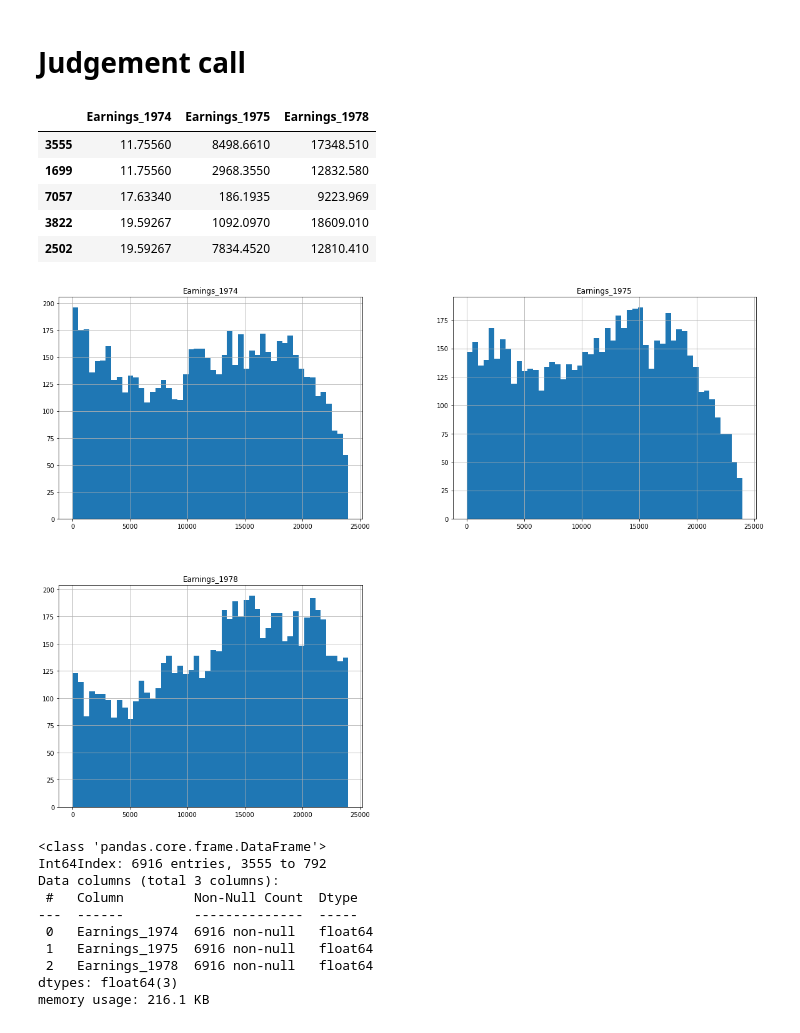
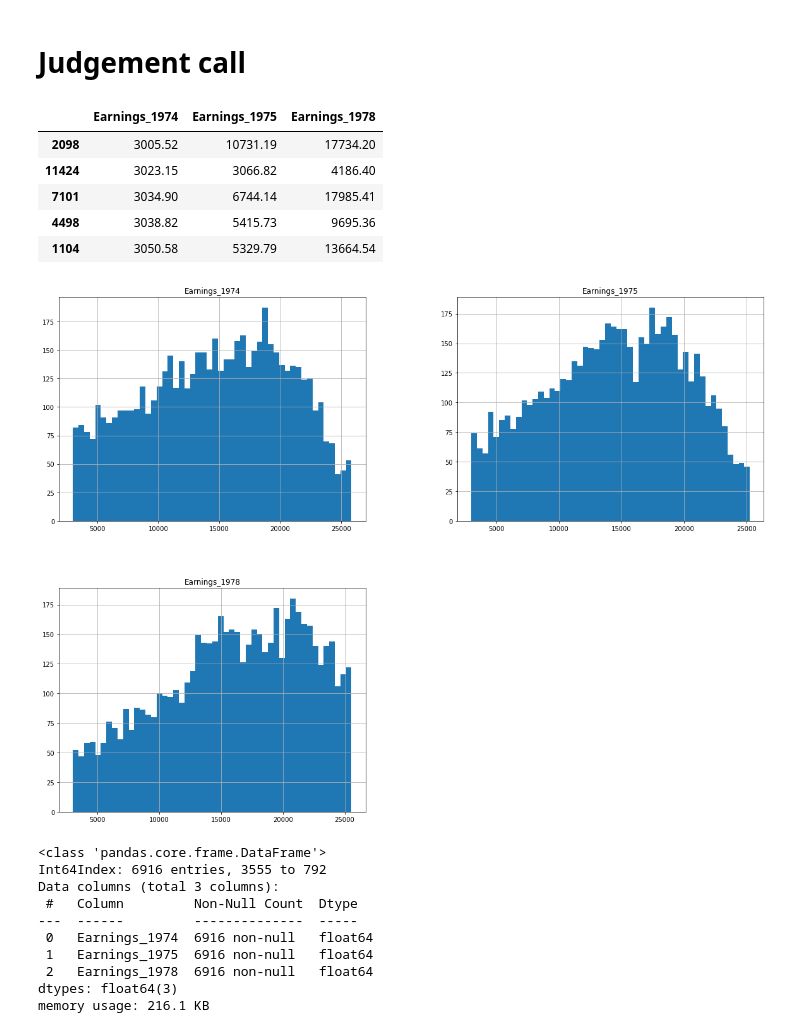
Before and after one commit to fadesere/BSIP_Assignment_1_Students, a Jupyter notebook: stats_asn_1_stud_temp.ipynb, the cells around one changed output. Saved outputs shown, nothing was run; the diff lists cells and outputs as text; code cells hidden in the pictures.

```diff
--- a/stats_asn_1_stud_temp.ipynb
+++ b/stats_asn_1_stud_temp.ipynb
@@ -67,0 +87,2 @@ display(pd.concat([df.head(20),
+# %%
+df = df.round(2)
@@ -67,0 +115,2 @@ display(pd.concat([df.head(20),
+# %%
+df_real = df[((df['Earnings_1974']!=25862.32) & (df['Earnings_1975']!=25243.55) & (df['Earnings_1978']!=25564.67))]
@@ -67,0 +136,2 @@ display(pd.concat([df.head(20),
+# %%
+df_real = df_real[((df['Earnings_1974']>0) & (df_real['Earnings_1975']>0)&  (df_real['Earnings_1978']>0))]
@@ -68,5 +189,5 @@ display(pd.concat([df.head(20),
 # %%
-df_o = df[['Earnings_1974','Earnings_1975','Earnings_1978']]
+df_o = df_real[['Earnings_1974','Earnings_1975','Earnings_1978']]
 # %%
 %matplotlib inline
 
@@ -85,20 +206,20 @@ df_d = df_o[(df_o["Earnings_1974"]!=0)  & (df_o['Earnings_1974']<24000) & (df_o[
 # %% [markdown]
 # Judgement call
 # %%
-df_d.head()
+df_o.head()
 # %% [output]
 |  | Earnings_1974 | Earnings_1975 | Earnings_1978 |
-| 3555 | 11.75560 | 8498.6610 | 17348.510 |
-| 1699 | 11.75560 | 2968.3550 | 12832.580 |
-| 7057 | 17.63340 | 186.1935 | 9223.969 |
-| 3822 | 19.59267 | 1092.0970 | 18609.010 |
-| 2502 | 19.59267 | 7834.4520 | 12810.410 |
+| 2098 | 3005.52 | 10731.19 | 17734.20 |
+| 11424 | 3023.15 | 3066.82 | 4186.40 |
+| 7101 | 3034.90 | 6744.14 | 17985.41 |
+| 4498 | 3038.82 | 5415.73 | 9695.36 |
+| 1104 | 3050.58 | 5329.79 | 13664.54 |
 # %%
 import matplotlib.pyplot as plt
-df_d.hist(bins=50, figsize=(20,15))
+df_o.hist(bins=50, figsize=(20,15))
 plt.show()
 # %% [output]
-[figure, old version]
+[figure, new version]
 # %%
 df_d.info()
 # %% [output]
```
Also changed, not shown: parts of 14 cells of this notebook.
